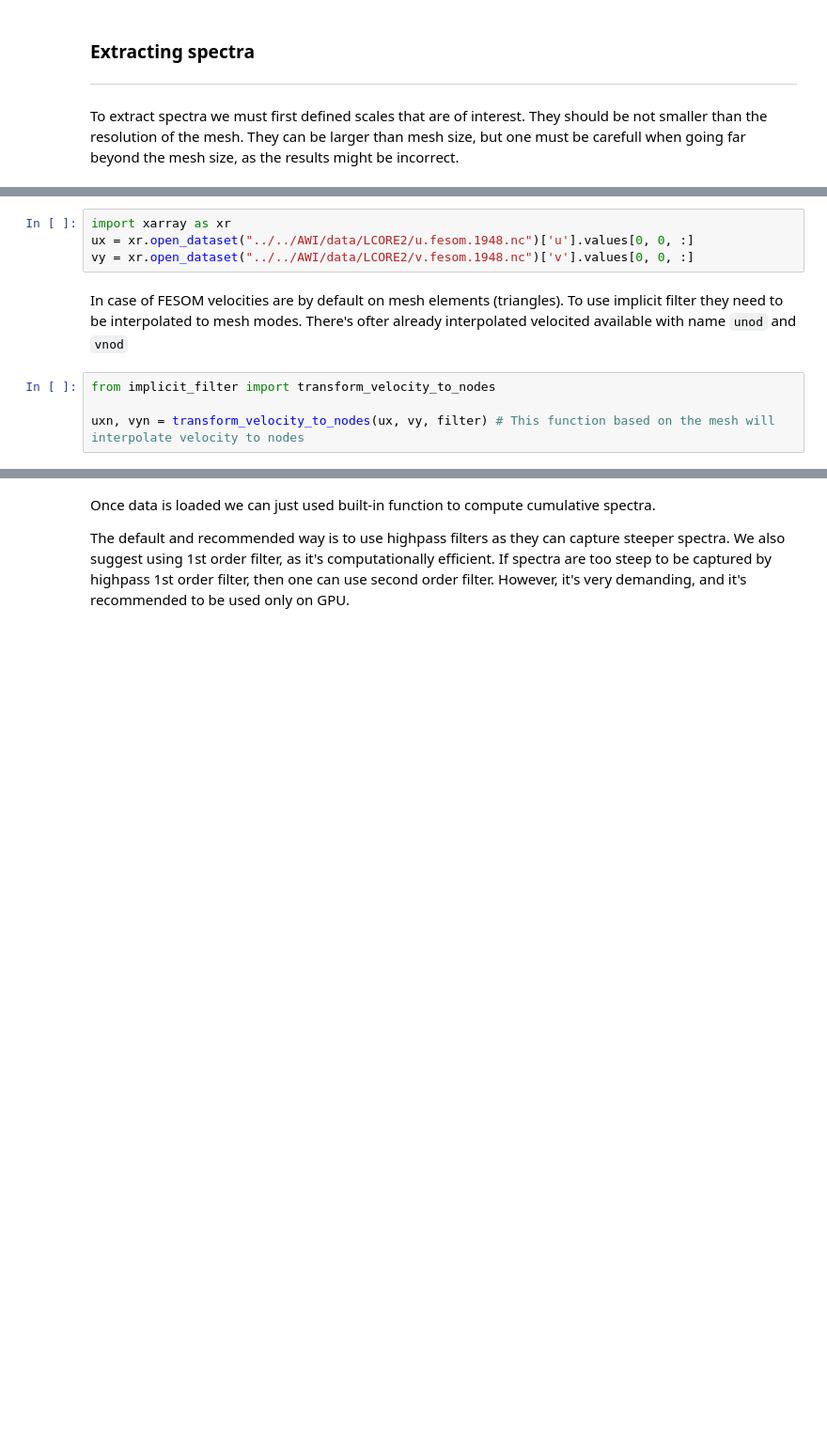
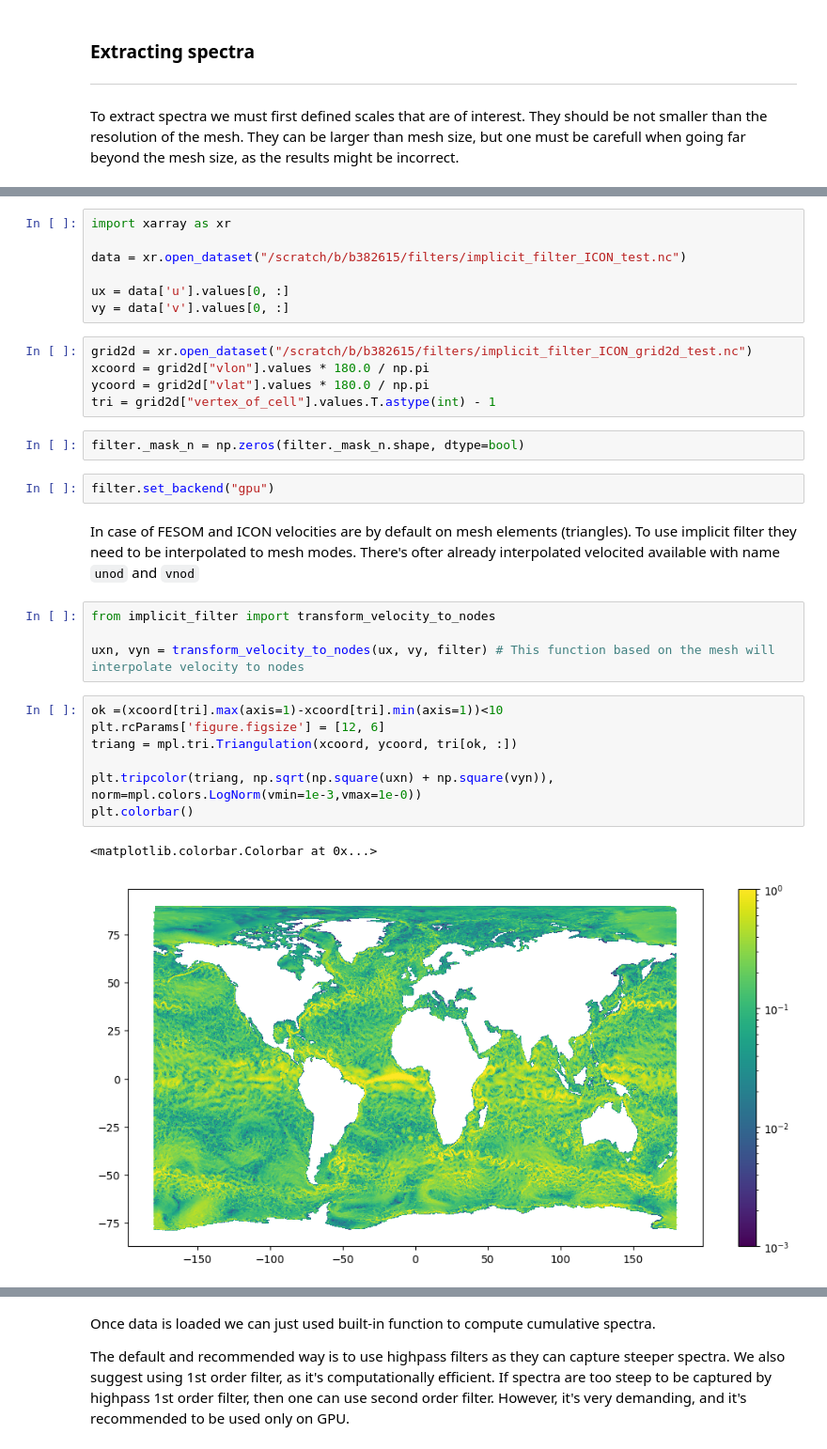
Before and after one commit to FESOM/implicit_filter, a Jupyter notebook: examples/spectra_extraction.ipynb, the cells around one changed output, grey strips where cells are left out. Shown at 94% size. Saved outputs shown, nothing was run; the diff lists cells and outputs as text; blank space fills up the shorter version.

Commit message:
Implement coversion to t cells

```diff
--- a/examples/spectra_extraction.ipynb
+++ b/examples/spectra_extraction.ipynb
@@ -27,13 +35,35 @@ Kc = np.array([2, 3, 4, 5, 6, 8, 10, 12, 16, 20])
 Kc = 2 * math.pi / Kc
 # %%
 import xarray as xr
-ux = xr.open_dataset("../../AWI/data/LCORE2/u.fesom.1948.nc")['u'].values[0, 0, :]
-vy = xr.open_dataset("../../AWI/data/LCORE2/v.fesom.1948.nc")['v'].values[0, 0, :]
+
+data = xr.open_dataset("/scratch/b/b382615/filters/implicit_filter_ICON_test.nc")
+
+ux = data['u'].values[0, :]
+vy = data['v'].values[0, :]
+# %%
+grid2d = xr.open_dataset("/scratch/b/b382615/filters/implicit_filter_ICON_grid2d_test.nc")
+xcoord = grid2d["vlon"].values * 180.0 / np.pi
+ycoord = grid2d["vlat"].values * 180.0 / np.pi
+tri = grid2d["vertex_of_cell"].values.T.astype(int) - 1
+# %%
+filter._mask_n = np.zeros(filter._mask_n.shape, dtype=bool)
+# %%
+filter.set_backend("gpu")
 # %% [markdown]
-In case of FESOM velocities are by default on mesh elements (triangles).
+In case of FESOM and ICON velocities are by default on mesh elements (triangles).
 To use implicit filter they need to be interpolated to mesh modes.
 There's ofter already interpolated velocited available with name `unod` and `vnod`
 # %%
 from implicit_filter import transform_velocity_to_nodes
 
 uxn, vyn = transform_velocity_to_nodes(ux, vy, filter) # This function based on the mesh will interpolate velocity to nodes
+# %%
+ok =(xcoord[tri].max(axis=1)-xcoord[tri].min(axis=1))<10
+plt.rcParams['figure.figsize'] = [12, 6]
+triang = mpl.tri.Triangulation(xcoord, ycoord, tri[ok, :])
+
+plt.tripcolor(triang, np.sqrt(np.square(uxn) + np.square(vyn)), norm=mpl.colors.LogNorm(vmin=1e-3,vmax=1e-0))
+plt.colorbar()
+# %% [output]
+<matplotlib.colorbar.Colorbar at 0x...>
+[figure, added]
```
Also changed, not shown: parts of 14 cells of this notebook, 8 other files.
